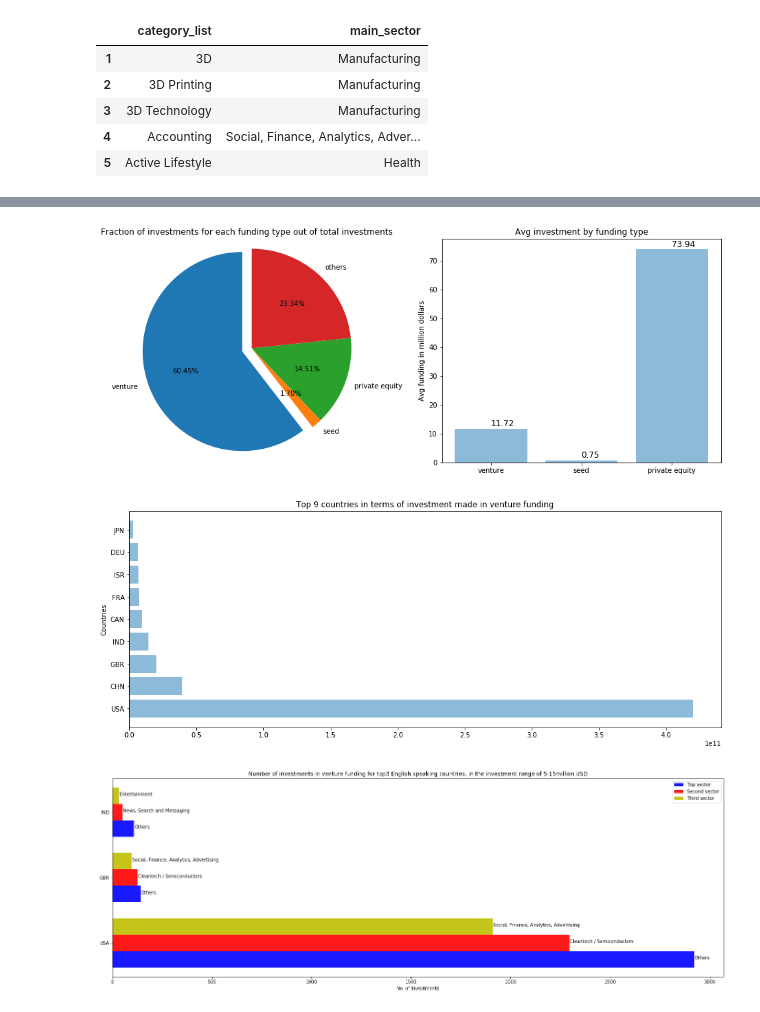
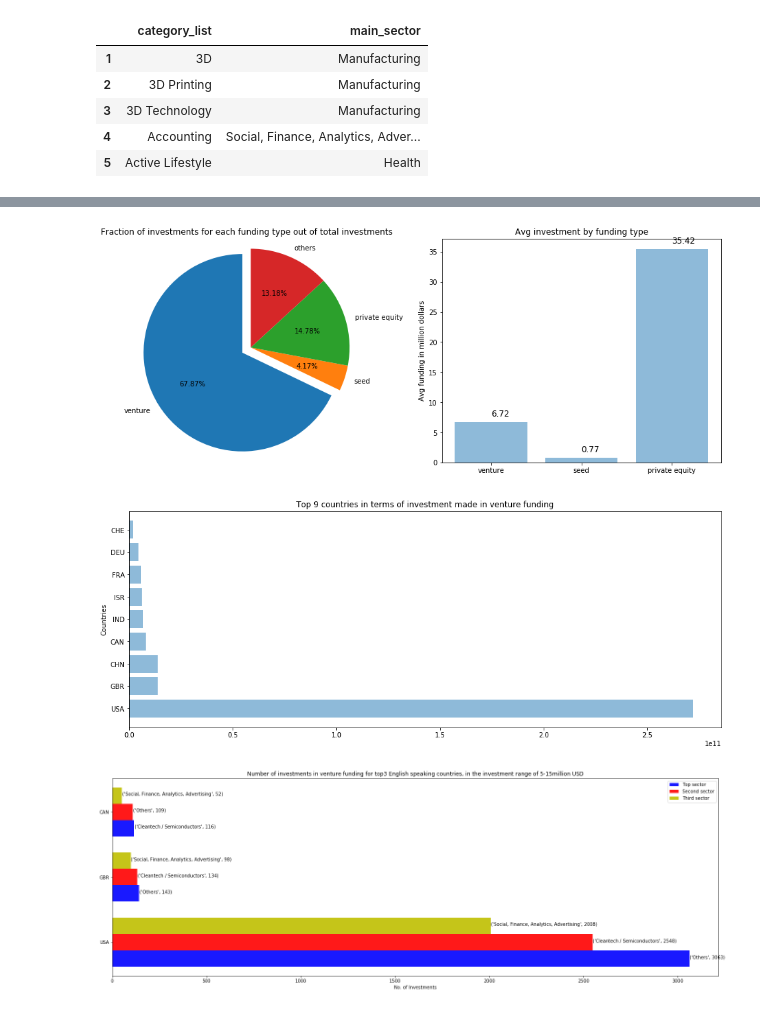
Before and after one commit to Shakeebbk/spark_funds_data_analysis, a Jupyter notebook: Solution.ipynb, the cells around one changed output, grey strips where cells are left out. Saved outputs shown, nothing was run; the diff lists cells and outputs as text; code cells hidden in the pictures.

```diff
--- a/Solution.ipynb
+++ b/Solution.ipynb
@@ -129,0 +161,10 @@ Average funding amount of private_equity type:73938486.28
+# %%
+# get average funding for each funding type
+funding_type_averages = {}
+fund_types = ['venture', 'angel', 'seed', 'private_equity']
+
+mean_df = master_frame.groupby('funding_round_type')['raised_amount_usd'].mean().round(2)
+for fund_type in fund_types:
+    funding_type_averages[fund_type] = mean_df[fund_type]
+
+print(f'Average funding amount:{funding_type_averages}')
@@ -147,3 +238,8 @@ top9
 # %%
 # read mappings file
 map_df = pd.read_csv('mapping.csv')
+
+# drop NaN row and Blanks column
+map_df = map_df.drop(columns=['Blanks'])
+map_df = map_df.dropna()
+map_df.head()
@@ -174,3 +252,0 @@ dtype: float64
-# %%
-# clean up NaN category list
-map_df.dropna(subset=['category_list'], inplace=True)
@@ -219,6 +281,8 @@ mapped_df.head()
 | 5 | Active Lifestyle | Health |
 # %%
 # merge master df with a mapping to main sector
-merged_df = master_frame.merge(mapped_df, how='inner', left_on='primary_sector', right_on='category_list')
-merged_df.head()
+merged_df = master_frame.join(mapped_df.set_index('category_list'), on='primary_sector', how='inner')
+
+master_frame = merged_df.copy()
+master_frame.head()
 # %% [output]
@@ -324,51 +409,50 @@ pe_p = (sum_df.loc['private_equity']['raised_amount_usd'] / total_investment) *
 plt.figure(figsize=(16,6))
 
 # subplot 1
 plt.subplot(1, 2, 1)
 
 # Pie chart, where the slices will be ordered and plotted counter-clockwise:
 labels = 'venture', 'seed', 'private equity', 'others'
 sizes = [venture_p, seed_p, pe_p, 100-(venture_p + seed_p + pe_p)]
 explode = (0.1, 0, 0, 0)  # only "explode" the venture slice
 
 plt.pie(sizes, explode=explode, labels=labels, autopct='%1.2f%%',
         shadow=False, startangle=90)
 plt.axis('equal')  # Equal aspect ratio ensures that pie is drawn as a circle.
 plt.title('Fraction of investments for each funding type out of total investments')
 
 # subplot 2
 plt.subplot(1, 2, 2)
 
 # Bar chart denoting the average investments in venture, seed and private_equity
 labels = ('venture', 'seed', 'private equity')
-sizes = [avg_venture_amount/1000000,
-         avg_seed_amount/1000000,
-         avg_pe_amount/1000000]
+sizes = [funding_type_averages['venture']/1000000,
+         funding_type_averages['seed']/1000000,
+         funding_type_averages['private_equity']/1000000]
 plt.bar(labels, sizes, align='center', alpha=0.5)
 # Put numerical values as text on bars
 for i, x in enumerate(sizes):
     plt.text(i, x+1, s=f"{x:.2f}" , fontdict=dict(fontsize=12))
 
 plt.ylabel('Avg funding in million dollars')
 plt.title('Avg investment by funding type')
 
 plt.show()
 # %% [output]
-[figure, old version]
+[figure, new version]
 # %%
 plt.figure(figsize=(16,6))
 plt.subplot(1, 1, 1)
 
 labels = top9.index
-sizes = top9['raised_amount_usd']
-plt.barh(labels, sizes, align='center', alpha=0.5)
+plt.barh(labels, top9, align='center', alpha=0.5)
 
 plt.ylabel('Countries')
 plt.title('Top 9 countries in terms of investment made in venture funding')
 
 plt.show()
 # %% [output]
-[figure, old version]
+[figure, new version]
 # %%
 plt.figure(figsize=(24,8))
 plt.subplot(1, 1, 1)
@@ -380,13 +464,13 @@ width = 0.25         # the width of the bars
 colors = ['b', 'r', 'y']
 # in each loop, each sector is plotted for all the 3 countries
 for n in range(3):
-    sizes = [top3_sector_count_D1[n], top3_sector_count_D2[n], top3_sector_count_D3[n]]
-    labels = [top3_sector_count_D1.index[n], top3_sector_count_D2.index[n], top3_sector_count_D3.index[n]]
+    sizes = [top_3_sectors_D1[n], top_3_sectors_D2[n], top_3_sectors_D3[n]]
+    labels = [top_3_sectors_D1.index[n], top_3_sectors_D2.index[n], top_3_sectors_D3.index[n]]
     plt.barh(ind+(n*width), sizes, height=width, color=colors[n], alpha=0.9)
     for i, x in enumerate(labels):
         plt.text(i+sizes[i], i+(n*width), s=x , fontdict=dict(fontsize=10))
 
-plt.yticks(ind+width, labels=["USA", "GBR", "IND"])
+plt.yticks(ind+width, labels=top3_english_speaking_countries)
 plt.legend(['Top sector', 'Second sector', 'Third sector'])
 
 plt.xlabel('No. of Investments')
@@ -395,4 +479,4 @@ plt.autoscale()
 
 plt.show()
 # %% [output]
-[figure, old version]
+[figure, new version]
```
Also changed, not shown: parts of 39 cells of this notebook, 2 other files.
